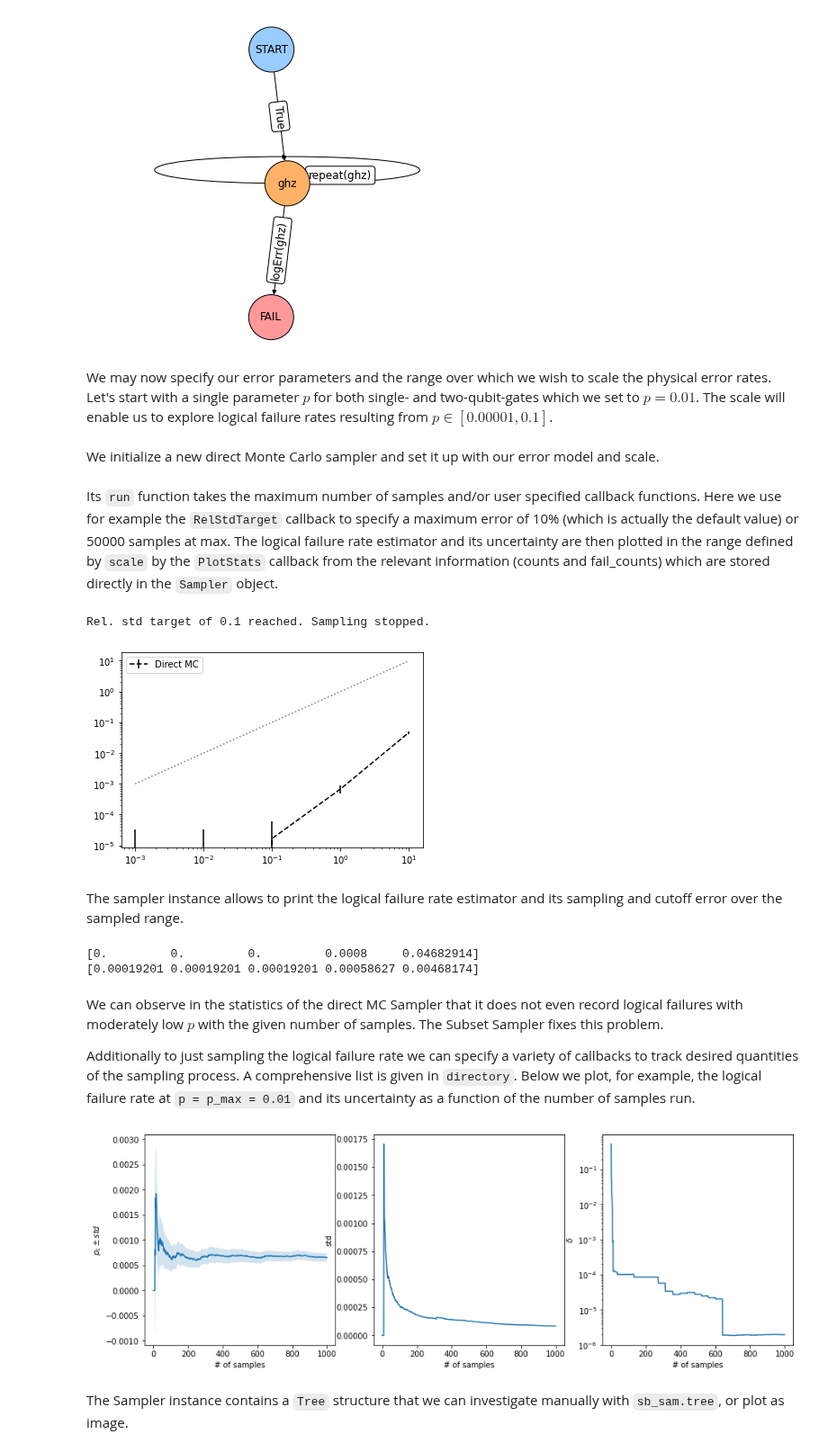
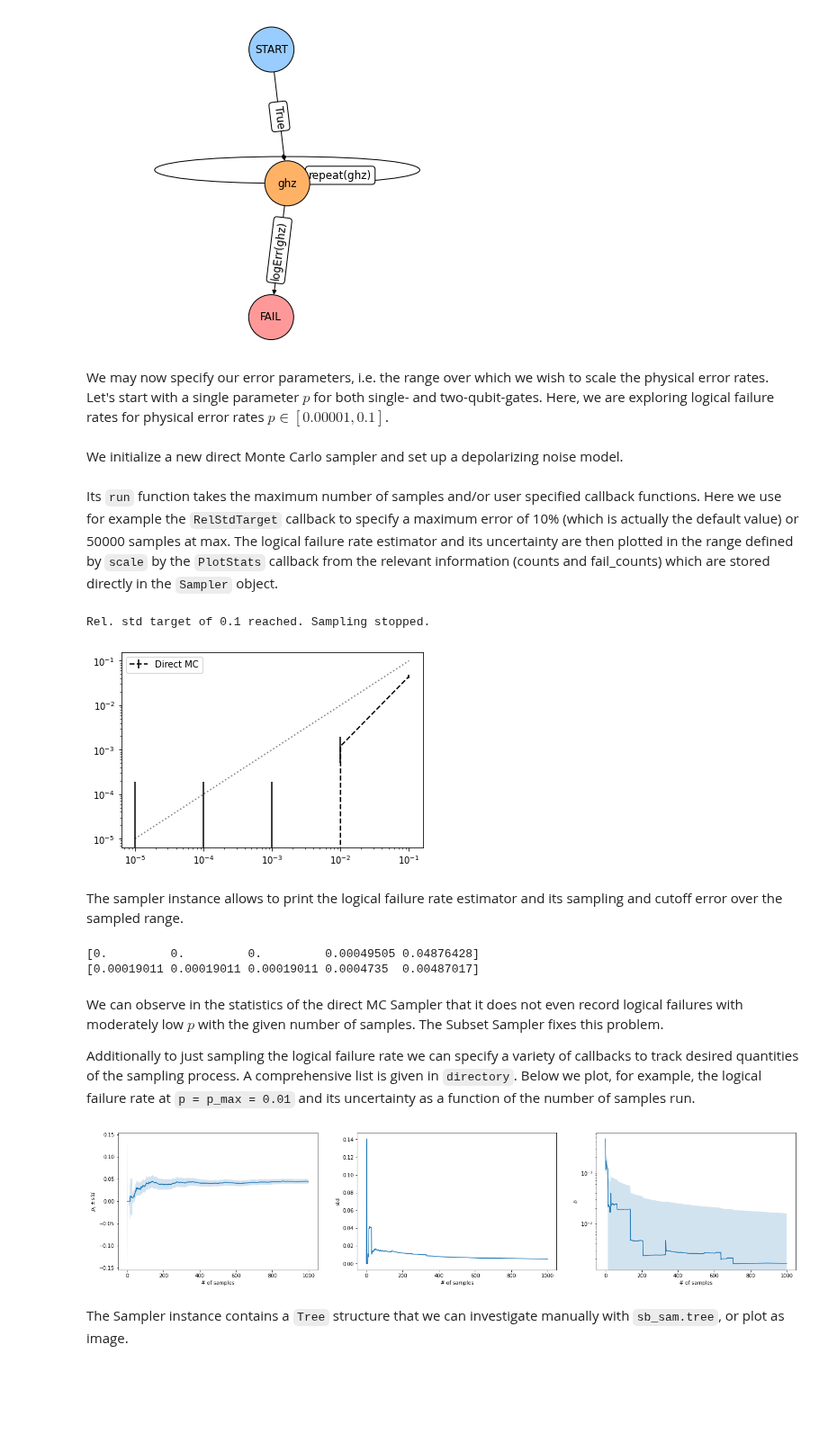
Before and after one commit to dpwinter/qsample, a Jupyter notebook: index.ipynb, the cells around one changed output. Shown at 90% size. Saved outputs shown, nothing was run; the diff lists cells and outputs as text; code cells hidden in the pictures; blank space fills up the shorter version.

Commit message:
extended error model; different def of var(delta); ..

```diff
--- a/index.ipynb
+++ b/index.ipynb
@@ -93,12 +93,15 @@ draw_protocol(g, figsize=(6,5))
 # %% [output]
 [figure]
 # %% [markdown]
-We may now specify our error parameters and the range over which we wish to scale the physical error rates. Let's start with a single parameter $p$ for both single- and two-qubit-gates which we set to $p = 0.01$. The scale will enable us to explore logical failure rates resulting from $p \in [0.00001, 0.1]$.
+We may now specify our error parameters, i.e. the range over which we wish to scale the physical error rates. Let's start with a single parameter $p$ for both single- and two-qubit-gates. Here, we are exploring logical failure rates for physical error rates $p \in [0.00001, 0.1]$.
 # %%
-err_params = {'p': 0.01}
-scale = np.logspace(-3,1,5)
+from qsam.fault_generators import Depolarizing
+
+scale = np.logspace(-5,-1,5)
+err_params = {'p': scale}
+fault_gen = Depolarizing(err_params)
 # %% [markdown]
-We initialize a new direct Monte Carlo sampler and set it up with our error model and scale.
+We initialize a new direct Monte Carlo sampler and set up a depolarizing noise model.
 # %%
 #slow
 
@@ -120,7 +124,7 @@ callbacks = [
     cb.PlotStats(scale)
 ]
 
-mc_sam.run(n_samples=50000, callbacks=callbacks)
+mc_sam.run(n_samples=10000, callbacks=callbacks)
 # %% [output]
 Rel. std target of 0.1 reached. Sampling stopped.
-[figure, old version]
+[figure, new version]
@@ -130,12 +132,12 @@ Rel. std target of 0.1 reached. Sampling stopped.
 The sampler instance allows to print the logical failure rate estimator and its sampling and cutoff error over the sampled range.
 # %%
 #slow
-p_L, std, delta = mc_sam.stats()
+p_L, std, delta, _ = mc_sam.stats()
 print(p_L)
 print(std)
 # %% [output]
-[0.         0.         0.         0.0008     0.04682914]
-[0.00019201 0.00019201 0.00019201 0.00058627 0.00468174]
+[0.         0.         0.         0.00049505 0.04876428]
+[0.00019011 0.00019011 0.00019011 0.0004735  0.00487017]
 # %% [markdown]
 We can observe in the statistics of the direct MC Sampler that it does not even record logical failures with moderately low $p$ with the given number of samples. The Subset Sampler fixes this problem.
 
@@ -143,16 +145,17 @@ Additionally to just sampling the logical failure rate we can specify a variety
 # %%
 #slow
 from qsam.samplers.protocol_samplers import SubsetSampler
 
-sb_sam = SubsetSampler(g, ChpSimulator)
-sb_sam.setup(scale, err_params, p_max=err_params['p'])
+sb_sam = SubsetSampler(g, ChpSimulator, fault_gen, p_max=0.1)
+# sb_sam = SubsetSampler(g, StateVector)
+
 
 callbacks = [
     cb.StatsPerSample()
 ]
 sb_sam.run(1000, callbacks=callbacks)
 # %% [output]
-[figure, old version]
+[figure, new version]
 # %% [markdown]
 The Sampler instance contains a `Tree` structure that we can investigate manually with `sb_sam.tree`, or plot as image.
 # %%
```
Also changed, not shown: parts of 13 cells of this notebook, 47 other files.
